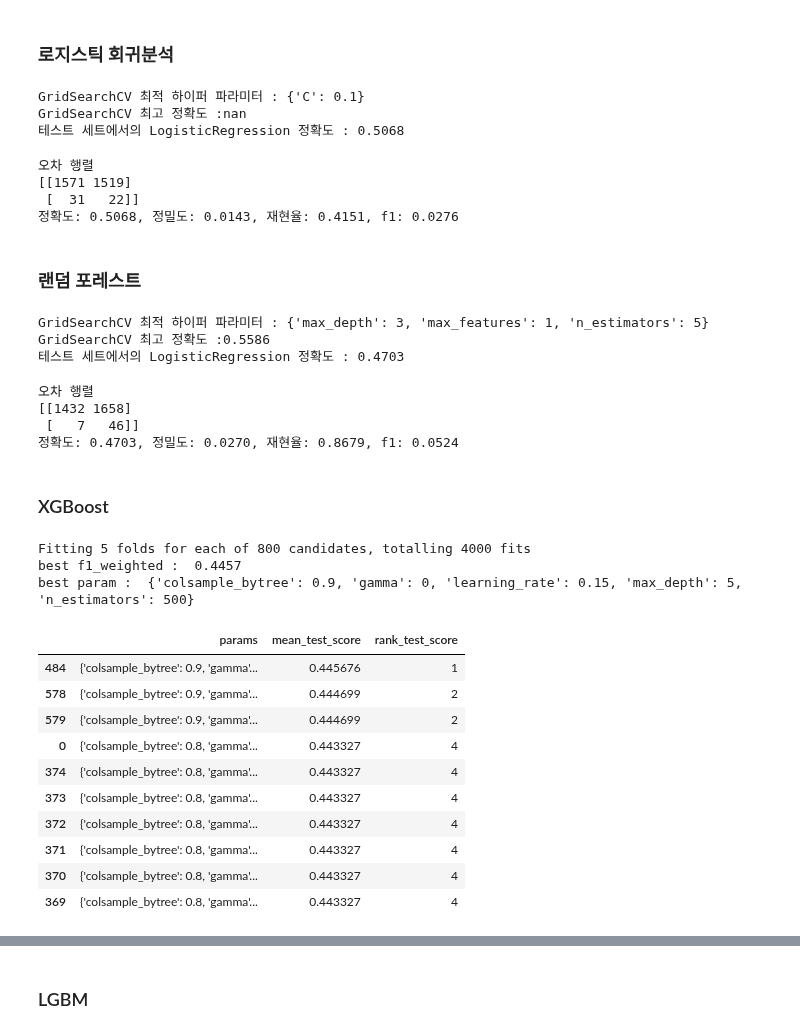
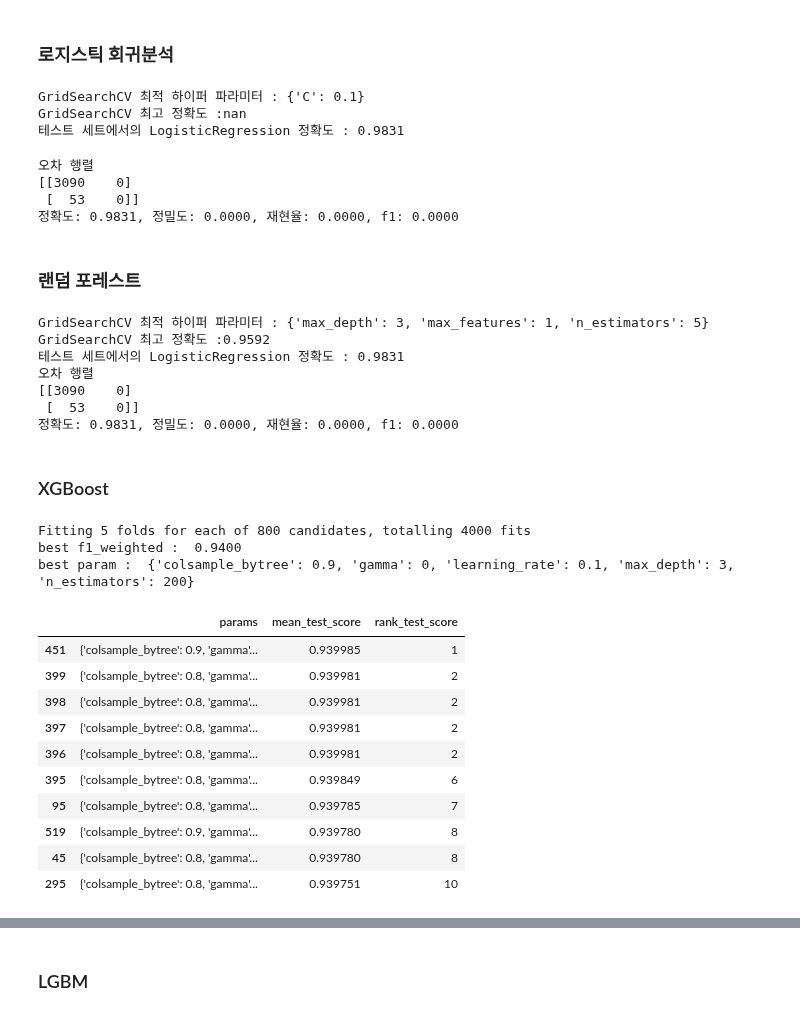
Before and after one commit to Penta-Audit-Technology/jh, a Jupyter notebook: main/모델링.ipynb, the cells around one changed output, grey strips where cells are left out. Cells and saved outputs as stored; diff of their text form; code cells hidden in the pictures.

```diff
--- a/main/모델링.ipynb
+++ b/main/모델링.ipynb
@@ -183,0 +268,8 @@ Name: 회생기업2, dtype: float64
+# %%
+from imblearn.under_sampling import NeighbourhoodCleaningRule
+
+ncr = NeighbourhoodCleaningRule()
+x_train_ncr, y_train_ncr = ncr.fit_resample(x_train, y_train)
+print('Under Sampling 적용 전 학습용 피처/레이블 데이터 세트: ', x_train.shape, y_train.shape)
+print('Under Sampling 적용 후 학습용 피처/레이블 데이터 세트: ', x_train_ncr.shape, y_train_ncr.shape)
+print('Under Sampling 적용 후 레이블 값 분포: \n', pd.Series(y_train_ncr).value_counts())
@@ -192,7 +291,7 @@ from sklearn.model_selection import TimeSeriesSplit
 lg = LogisticRegression()
 param_grid = [{'C':np.linspace(0.1,10,100)}]
 gs = GridSearchCV(estimator=lg, param_grid=param_grid, scoring='accuracy',cv=TimeSeriesSplit(n_splits=5),n_jobs=1)
-gs.fit(x_train_under,y_train_under)
+gs.fit(x_train_ncr, y_train_ncr)
 best_est = gs.best_estimator_
 predictions = best_est.predict(x_test)
 accuracy = accuracy_score(y_test, predictions)
@@ -202,7 +301,7 @@ print('테스트 세트에서의 LogisticRegression 정확도 : {0:.4f}'.format(
 # %% [output]
 GridSearchCV 최적 하이퍼 파라미터 : {'C': 0.1}
 GridSearchCV 최고 정확도 :nan
-테스트 세트에서의 LogisticRegression 정확도 : 0.5068
+테스트 세트에서의 LogisticRegression 정확도 : 0.9831
 # %%
 from sklearn.metrics import accuracy_score, precision_score, recall_score, confusion_matrix, f1_score
 
@@ -219,9 +318,9 @@ def get_clf_eval(y_test, pred):
 get_clf_eval(y_test, predictions)
 # %% [output]
 오차 행렬
-[[1571 1519]
- [  31   22]]
-정확도: 0.5068, 정밀도: 0.0143, 재현율: 0.4151, f1: 0.0276
+[[3090    0]
+ [  53    0]]
+정확도: 0.9831, 정밀도: 0.0000, 재현율: 0.0000, f1: 0.0000
 # %% [markdown]
 ### 랜덤 포레스트
 # %%
@@ -231,34 +330,22 @@ from sklearn.ensemble import RandomForestClassifier
 rf = RandomForestClassifier(random_state=1)
 param_grid_rf = [{'n_estimators': range(5,50,100), 'max_depth': range(3,5), 'max_features': range(1,4)}]
 rf_gs = GridSearchCV(estimator=rf, param_grid=param_grid_rf, scoring='accuracy', cv=TimeSeriesSplit(n_splits=5), n_jobs=1)
-rf_gs.fit(x_train_under,y_train_under)
+rf_gs.fit(x_train_ncr, y_train_ncr)
 best_est = rf_gs.best_estimator_
-predictions = best_est.predict(x_test)
-accuracy = accuracy_score(y_test, predictions)
+predictions_rf = best_est.predict(x_test)
+accuracy = accuracy_score(y_test, predictions_rf)
 print('GridSearchCV 최적 하이퍼 파라미터 :', rf_gs.best_params_)
 print('GridSearchCV 최고 정확도 :{0:.4f}'.format(rf_gs.best_score_))
 print('테스트 세트에서의 LogisticRegression 정확도 : {0:.4f}'.format(accuracy))
+get_clf_eval(y_test, predictions_rf)
 # %% [output]
 GridSearchCV 최적 하이퍼 파라미터 : {'max_depth': 3, 'max_features': 1, 'n_estimators': 5}
-GridSearchCV 최고 정확도 :0.5586
-테스트 세트에서의 LogisticRegression 정확도 : 0.4703
+GridSearchCV 최고 정확도 :0.9592
+테스트 세트에서의 LogisticRegression 정확도 : 0.9831
+오차 행렬
+[[3090    0]
+ [  53    0]]
+정확도: 0.9831, 정밀도: 0.0000, 재현율: 0.0000, f1: 0.0000
-# %%
-def get_clf_eval(y_test, pred):
-    confusion = confusion_matrix(y_test, pred)
-    accuracy = accuracy_score(y_test, pred)
-    precision = precision_score(y_test, pred)
-    recall = recall_score(y_test, pred)
-    f1 = f1_score(y_test, pred)
-    print('오차 행렬')
-    print(confusion)
-    print('정확도: {0:.4f}, 정밀도: {1:.4f}, 재현율: {2:.4f}, f1: {3:.4f}'.format(accuracy, precision, recall,f1))
-
-get_clf_eval(y_test, predictions)
-# %% [output]
-오차 행렬
-[[1432 1658]
- [   7   46]]
-정확도: 0.4703, 정밀도: 0.0270, 재현율: 0.8679, f1: 0.0524
 # %% [markdown]
 ### XGBoost
 # %%
@@ -268,46 +355,46 @@ from xgboost import XGBClassifier
 #XGBoost 정의
 #파라미터는 이전 글을 참고하여 grid 설정(dict 형태)
 xgb= XGBClassifier()
 
 xgb_param_grid={
     'n_estimators' : [100,200,300,400,500],
     'learning_rate' : [0.01,0.05,0.1,0.15],
     'max_depth' : [3,5,7,10,15],
     'gamma' : [0,1,2,3],
     'colsample_bytree' : [0.8,0.9],
 
 }
 
 #score종류는 acc,f1,f1_micro,f1_macro등 원하는걸로 설정)
 #여기서 설정 파라미터의 갯수(총 4000개의 조합이므로 4000번의 학습이 돌아감)
 xgb_grid=GridSearchCV(xgb, param_grid = xgb_param_grid, scoring="f1_weighted", n_jobs=-1, verbose = 2,cv=TimeSeriesSplit(n_splits=5))
-xgb_grid.fit(x_train_under, y_train_under)
+xgb_grid.fit(x_train_ncr, y_train_ncr)
 
 #best f1_macro 수치와 best parameter확인
 print("best f1_weighted : {0: .4f}".format(xgb_grid.best_score_))
 print("best param : ",xgb_grid.best_params_)
 
 #dataframe으로 랭킹순보기
 result_df = pd.DataFrame(xgb_grid.cv_results_)
 result_df.sort_values(by=['rank_test_score'],inplace=True)
 
 #plot
 result_df[['params','mean_test_score','rank_test_score']].head(10)
 # %% [output]
 Fitting 5 folds for each of 800 candidates, totalling 4000 fits
-best f1_weighted :  0.4457
-best param :  {'colsample_bytree': 0.9, 'gamma': 0, 'learning_rate': 0.15, 'max_depth': 5, 'n_estimators': 500}
+best f1_weighted :  0.9400
+best param :  {'colsample_bytree': 0.9, 'gamma': 0, 'learning_rate': 0.1, 'max_depth': 3, 'n_estimators': 200}
 |  | params | mean_test_score | rank_test_score |
-| 484 | {'colsample_bytree': 0.9, 'gamma'... | 0.445676 | 1 |
-| 578 | {'colsample_bytree': 0.9, 'gamma'... | 0.444699 | 2 |
-| 579 | {'colsample_bytree': 0.9, 'gamma'... | 0.444699 | 2 |
-| 0 | {'colsample_bytree': 0.8, 'gamma'... | 0.443327 | 4 |
-| 374 | {'colsample_bytree': 0.8, 'gamma'... | 0.443327 | 4 |
-| 373 | {'colsample_bytree': 0.8, 'gamma'... | 0.443327 | 4 |
-| 372 | {'colsample_bytree': 0.8, 'gamma'... | 0.443327 | 4 |
-| 371 | {'colsample_bytree': 0.8, 'gamma'... | 0.443327 | 4 |
-| 370 | {'colsample_bytree': 0.8, 'gamma'... | 0.443327 | 4 |
-| 369 | {'colsample_bytree': 0.8, 'gamma'... | 0.443327 | 4 |
+| 451 | {'colsample_bytree': 0.9, 'gamma'... | 0.939985 | 1 |
+| 399 | {'colsample_bytree': 0.8, 'gamma'... | 0.939981 | 2 |
+| 398 | {'colsample_bytree': 0.8, 'gamma'... | 0.939981 | 2 |
+| 397 | {'colsample_bytree': 0.8, 'gamma'... | 0.939981 | 2 |
+| 396 | {'colsample_bytree': 0.8, 'gamma'... | 0.939981 | 2 |
+| 395 | {'colsample_bytree': 0.8, 'gamma'... | 0.939849 | 6 |
+| 95 | {'colsample_bytree': 0.8, 'gamma'... | 0.939785 | 7 |
+| 519 | {'colsample_bytree': 0.9, 'gamma'... | 0.939780 | 8 |
+| 45 | {'colsample_bytree': 0.8, 'gamma'... | 0.939780 | 8 |
+| 295 | {'colsample_bytree': 0.8, 'gamma'... | 0.939751 | 10 |
 # %%
 import xgboost as xgb
 from xgboost import XGBClassifier
```
Also changed, not shown: parts of 18 cells of this notebook.
